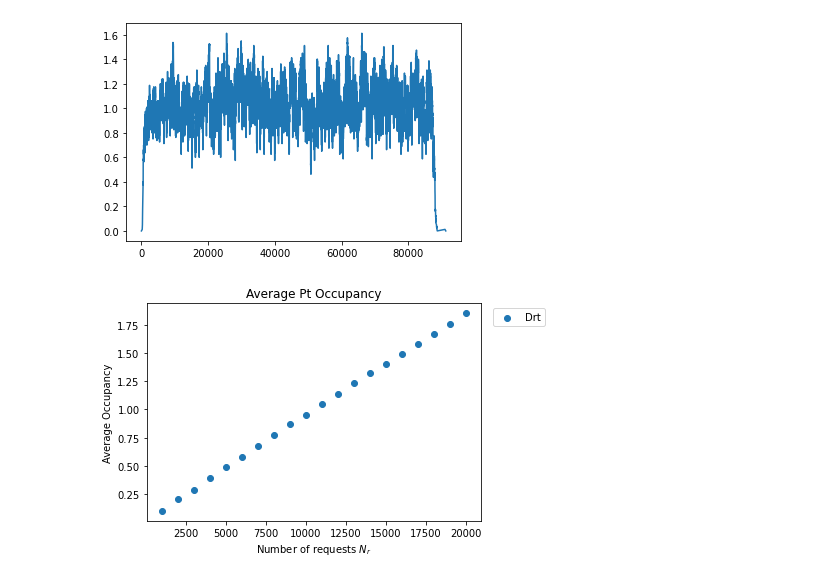
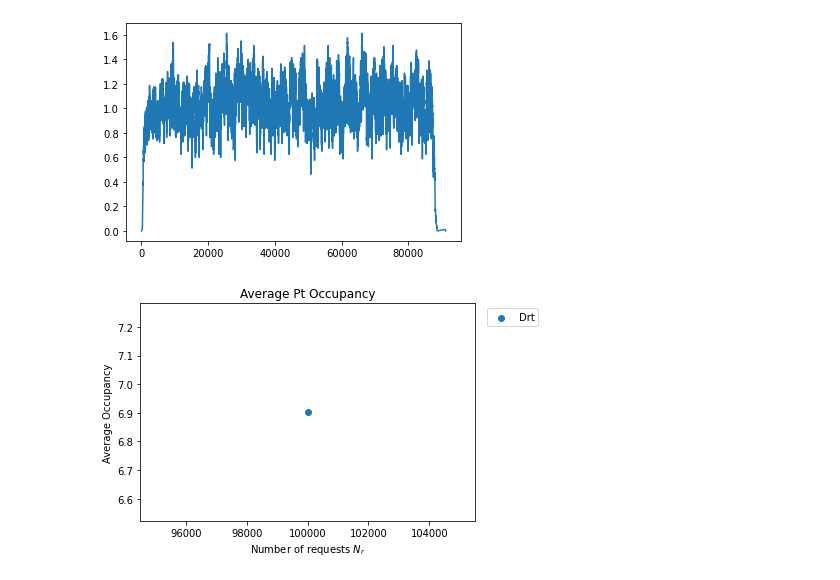
Before and after one commit to poss-group/matsim-bimodal-1, a Jupyter notebook: python_anaysis/analyze_pt_occupancy.ipynb, the cells around one changed output. Saved outputs shown, nothing was run; the diff lists cells and outputs as text; code cells hidden in the pictures.

```diff
--- a/python_anaysis/analyze_pt_occupancy.ipynb
+++ b/python_anaysis/analyze_pt_occupancy.ipynb
@@ -41,7 +41,7 @@ plt.show()
 # %% [output]
 [figure]
 # %%
-directory_bim = "/home/helge/Programs/matsim/matsim_results/output/"
+directory_bim = "/home/helge/Programs/matsim/matsim_results/official-drt/output"
 
 def getPtOccupancies(directory):
     reqs = []
@@ -61,31 +61,31 @@ def getPtOccupancies(directory):
                             data += match.group(1) + ";" + match.group(2) + ";" + match.group(3) + "\n"
                 file_data.close()
 
                 occupancies = pd.read_csv(StringIO(data), names=['time', 'transporter', 'passengers'], sep=';')
                 occupancies = occupancies.sort_values(by=['transporter', 'time'])
 
                 occupancies = occupancies.pivot(index='time', columns='transporter', values='passengers')
                 new_first_col = pd.DataFrame([[0] * len(occupancies.columns)], columns=occupancies.columns)
                 occupancies = new_first_col.append(occupancies).fillna(method='ffill')
 
                 average_occupancies = occupancies.sum(axis=1)/len(occupancies.columns)
                 average_occs.append(average_occupancies.mean())
 
 
     reqs = np.array([float(req) for req in reqs])
     average_occupancies = np.array(average_occs)
 
     return reqs, average_occupancies
 
 
 reqs_bim, av_occupancies_bim = getPtOccupancies(directory_bim)
 plt.scatter(reqs_bim, av_occupancies_bim, label=r"Drt")
 plt.xlabel(r"Number of requests $N_r$")
 plt.ylabel(r"Average Occupancy")
 # plt.ylim(0, 2)
 plt.title('Average Pt Occupancy')
 lgd = plt.legend(bbox_to_anchor=(1.02, 1), loc='upper left')
 plt.savefig("AveragePtOccupany.png", bbox_extra_artists=(lgd,), bbox_inches='tight')
 plt.show()
 # %% [output]
-[figure, old version]
+[figure, new version]
```
Also changed, not shown: parts of 1 cell of this notebook, 40 other files.
